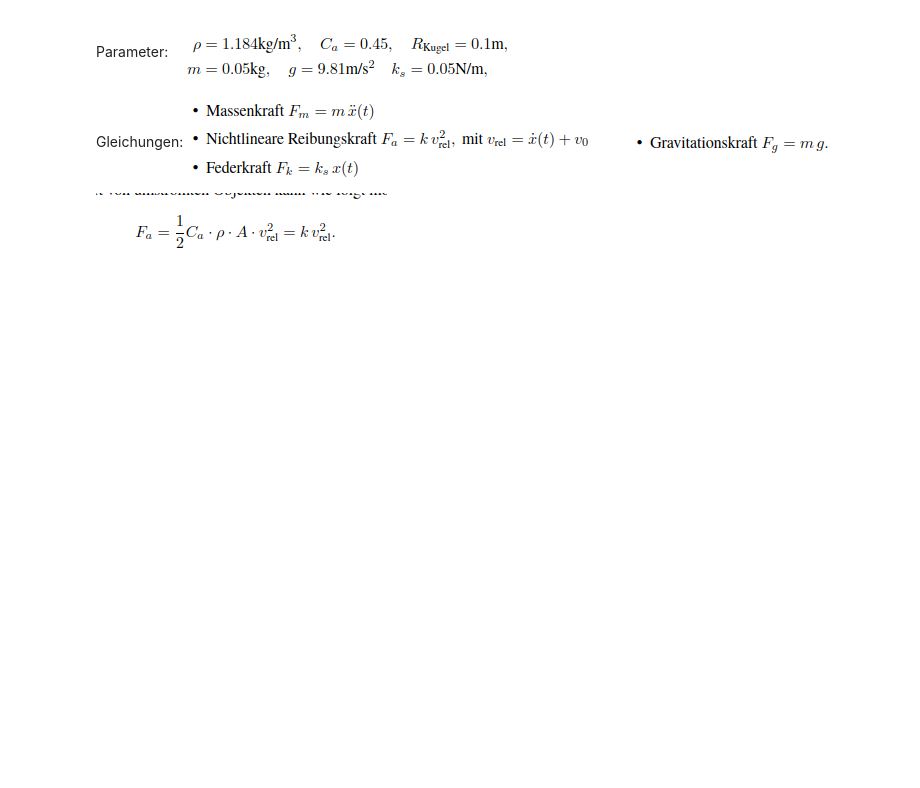
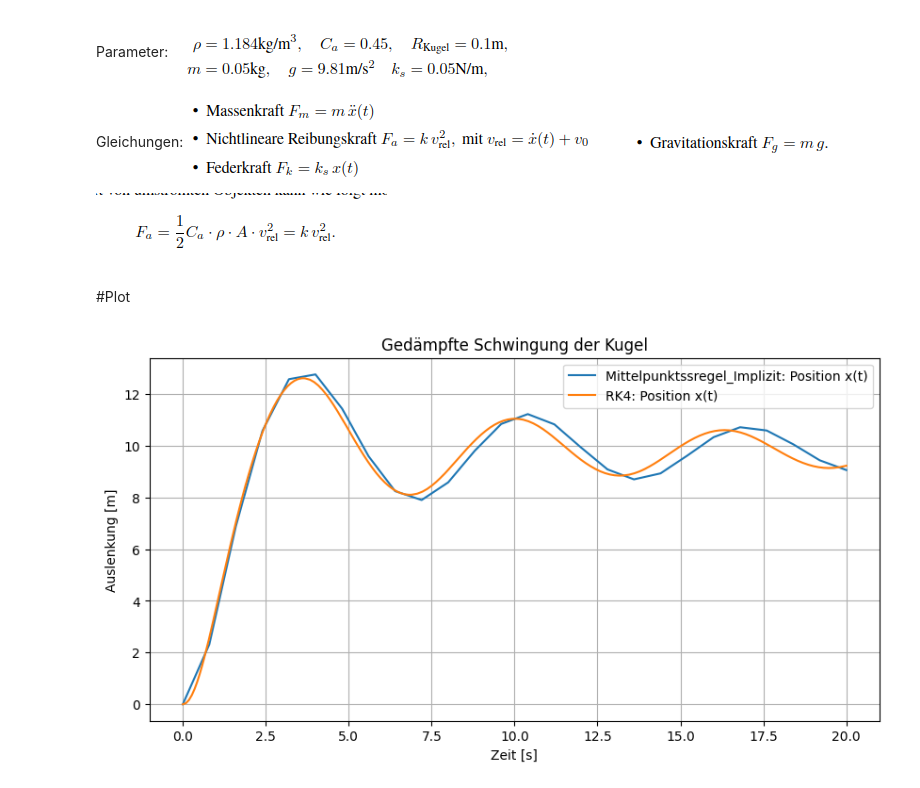
Before and after one commit to BieriCyril/ZHAW_STt_NUM1, a Jupyter notebook: NUM1_Praktikum_W12.ipynb, the cells around one changed output. Drawn from its saved outputs; the diff is of its cells as text; code cells hidden in the pictures; blank space fills up the shorter version.

```diff
--- a/NUM1_Praktikum_W12.ipynb
+++ b/NUM1_Praktikum_W12.ipynb
@@ -175,0 +198,29 @@ def f(t, y):
+# %%
+## CALLS
+# y_ergebnisse enthält jetzt zwei Spalten:
+# Spalte 0: Ort x(t)
+# Spalte 1: Geschwindigkeit v(t)
+t_MP_I, MP_I_y_ergebnisse = Mittelpunktsregel_Impl_Systems(FederSystem, Jaccobi_FederSystem, t_start, y0, t_end, h)
+ort_MP_I = MP_I_y_ergebnisse[:, 0]
+geschwindigkeit = MP_I_y_ergebnisse[:, 1]
+
+
+t_RK4, RK4_y_ergebnisse = RK4_Schrittweitensteuerung_Systems(FederSystem, t_start, y0, t_end, tol=1e-5)
+ort_RK4 = RK4_y_ergebnisse[:, 0]
+geschwindigkeit = RK4_y_ergebnisse[:, 1]
+# %% [markdown]
+#Plot
+# %%
+import matplotlib.pyplot as plt
+
+plt.figure(figsize=(10, 5))
+plt.plot(t_MP_I, ort_MP_I, label="Mittelpunktssregel_Implizit: Position x(t)")
+plt.plot(t_RK4, ort_RK4, label="RK4: Position x(t)")
+plt.xlabel("Zeit [s]")
+plt.ylabel("Auslenkung [m]")
+plt.title("Gedämpfte Schwingung der Kugel")
+plt.grid(True)
+plt.legend()
+plt.show()
+# %% [output]
+[figure, added]
```
Also changed, not shown: parts of 4 cells of this notebook.
